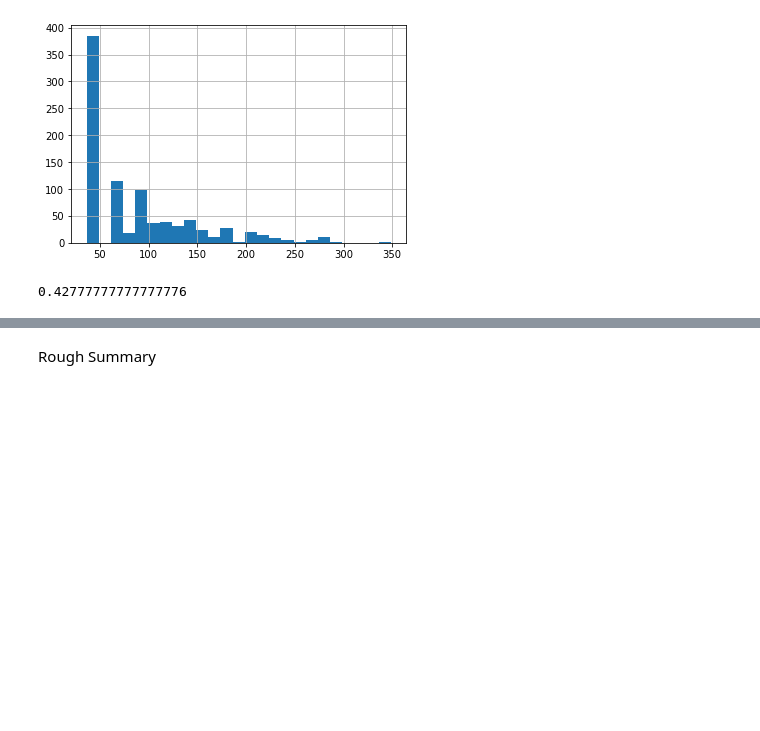
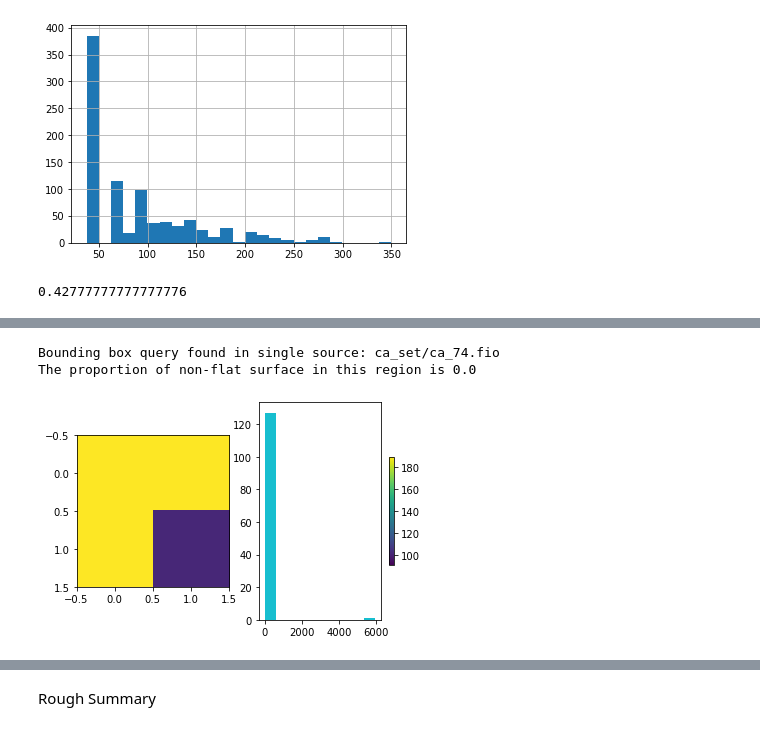
Before and after one commit to Travis-Tran/DSC180_Project, a Jupyter notebook: notebooks/Wilson_Eric_fastfuels_week5.ipynb, the cells around one changed output, grey strips where cells are left out. Cells and saved outputs as stored; diff of their text form; code cells hidden in the pictures; blank space fills up the shorter version.

```diff
--- a/notebooks/Wilson_Eric_fastfuels_week5.ipynb
+++ b/notebooks/Wilson_Eric_fastfuels_week5.ipynb
@@ -252,0 +257,6 @@ The sum of non-flat surface in this region is [5833.78466796875]
+# %%
+analyze_location(38.126339, -121.806464) # desert
+# %% [output]
+Bounding box query found in single source: ca_set/ca_74.fio
+The proportion of non-flat surface in this region is 0.0
+[figure, added]
```
Also changed, not shown: parts of 30 cells of this notebook.
